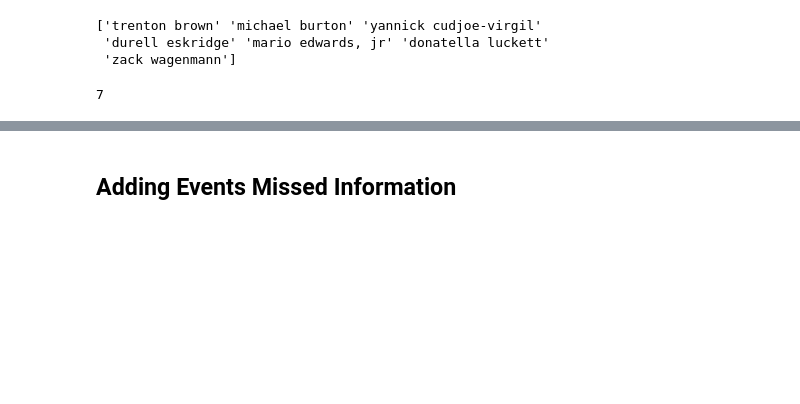
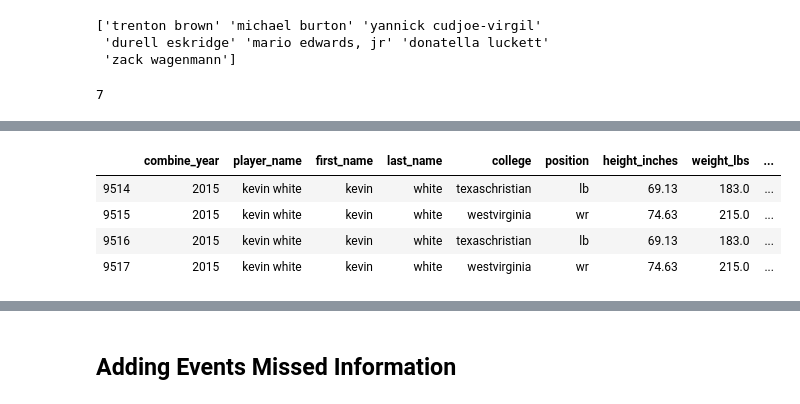
Before and after one commit to michaelpallante/nfl_combine_classification_modeling, a Jupyter notebook: notebooks/nfl_combine_data_cleaning.ipynb, the cells around one changed output, grey strips where cells are left out. Drawn from its saved outputs; the diff is of its cells as text; code cells hidden in the pictures; blank space fills up the shorter version.

```diff
--- a/notebooks/nfl_combine_data_cleaning.ipynb
+++ b/notebooks/nfl_combine_data_cleaning.ipynb
@@ -254 +276,9 @@ combine = pd.concat([combine,merged_df])
+# %%
+combine.loc[combine.player_name == 'kevin white'] # index 9514, 9516
+# %% [output]
+|  | combine_year | player_name | first_name | last_name | college | position | height_inches | weight_lbs | ... |
+| 9514 | 2015 | kevin white | kevin | white | texaschristian | lb | 69.13 | 183.0 | ... |
+| 9515 | 2015 | kevin white | kevin | white | westvirginia | wr | 74.63 | 215.0 | ... |
+| 9516 | 2015 | kevin white | kevin | white | texaschristian | lb | 69.13 | 183.0 | ... |
+| 9517 | 2015 | kevin white | kevin | white | westvirginia | wr | 74.63 | 215.0 | ... |
 # %%
```
Also changed, not shown: parts of 18 cells of this notebook.
